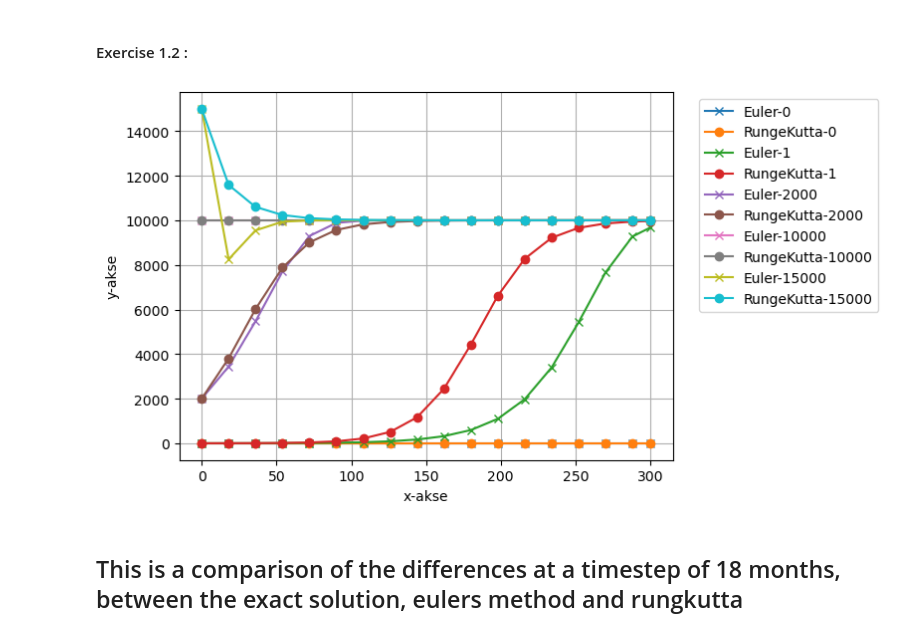
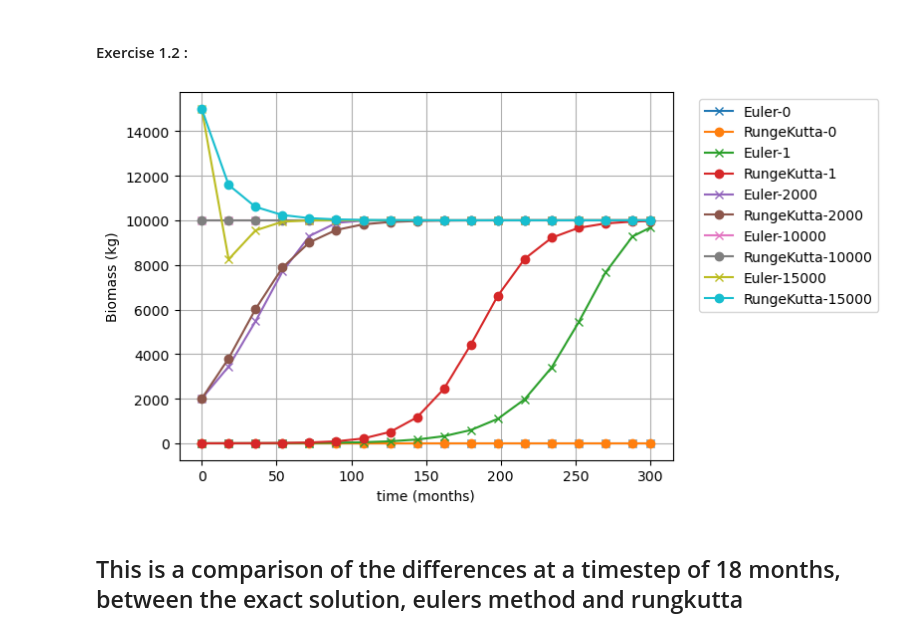
Before and after one commit to 267192/MOD300, a Jupyter notebook: Project 2.ipynb, the cells around one changed output. Saved outputs shown, nothing was run; the diff lists cells and outputs as text; code cells hidden in the pictures.

```diff
--- a/Project 2.ipynb
+++ b/Project 2.ipynb
@@ -84,8 +84,8 @@ def main():
     plt.legend(['Euler-0','RungeKutta-0', 'Euler-1','RungeKutta-1', 'Euler-2000','RungeKutta-2000', 'Euler-10000','RungeKutta-10000','Euler-15000','RungeKutta-15000'],bbox_to_anchor=(1.04, 1))
 
     plt.grid(True)
-    plt.xlabel('x-akse')
-    plt.ylabel('y-akse')
+    plt.xlabel('time (months)')
+    plt.ylabel('Biomass (kg)')
     plt.show()
 
 #Eulers method
@@ -112,34 +112,34 @@ def integrate_rungk4(F,x,y,xStop,h):
     while x<xStop:
         h=min(h,xStop-x)
         y=y + run_kut4(F,x,y,h)
         x=x+h
         X.append(x)
         Y.append(y)
     return np.array(X),np.array(Y)
 
 #Rungekutta
 def run_kut4(F,x,y,h):
   #  4th order Runge Kutta Method
     K0=h*F(x,y)
     K1=h*F(x+0.5*h,y+0.5*K0)
     K2=h*F(x+0.5*h,y+0.5*K1)
     K3=h*F(x+h,y+K2)
 
     return (K0+2*K1+2*K2+K3)/6.0
 
 
 
 def F(x,y):
     # User specified function that depends on the problem
     K = 10000
     r = 0.6/12
     F=np.zeros(1)
     F[0] = r*(1-y[0]/K)*y[0]
     return F
 
 main()
 # %% [output]
-[figure, old version]
+[figure, new version]
 # %% [markdown]
 ## This is a comparison of the differences at a timestep of 18 months, between the exact solution, eulers method and rungkutta
 
```
Also changed, not shown: parts of 12 cells of this notebook, 9 other files.
